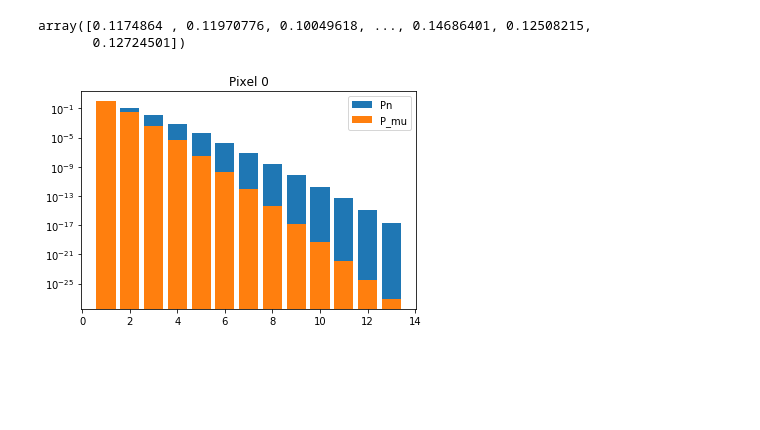
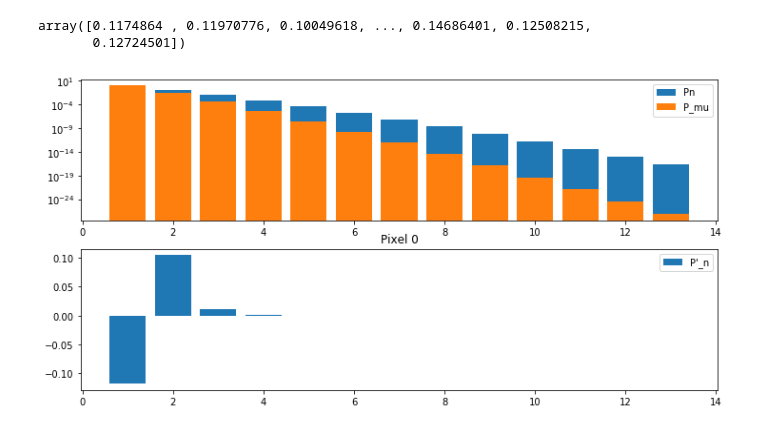
Before and after one commit to dneise/crosstalk_study, a Jupyter notebook: poisson_correction.ipynb, the cells around one changed output. Cells and saved outputs as stored; diff of their text form; code cells hidden in the pictures; blank space fills up the shorter version.

```diff
--- a/poisson_correction.ipynb
+++ b/poisson_correction.ipynb
@@ -99,9 +105,13 @@ p_ct_corrected
 array([0.1174864 , 0.11970776, 0.10049618, ..., 0.14686401, 0.12508215,
        0.12724501])
 # %%
-plt.bar(Ns, Pn[:, 0], log=True, label='Pn')
-plt.bar(Ns, P_mu[:, 0], log=True, label='P_mu')
-plt.legend()
+fig, ax = plt.subplots(2, figsize=(12, 6))
+ax[0].bar(Ns, Pn[:, 0], log=True, label='Pn')
+ax[0].bar(Ns, P_mu[:, 0], log=True, label='P_mu')
+ax[0].legend()
+
+ax[1].bar(Ns, P_prime_n[:, 0], label="P'_n")
+ax[1].legend()
 plt.title("Pixel 0");
 # %% [output]
-[figure, old version]
+[figure, new version]
```
Also changed, not shown: parts of 1 cell of this notebook.
